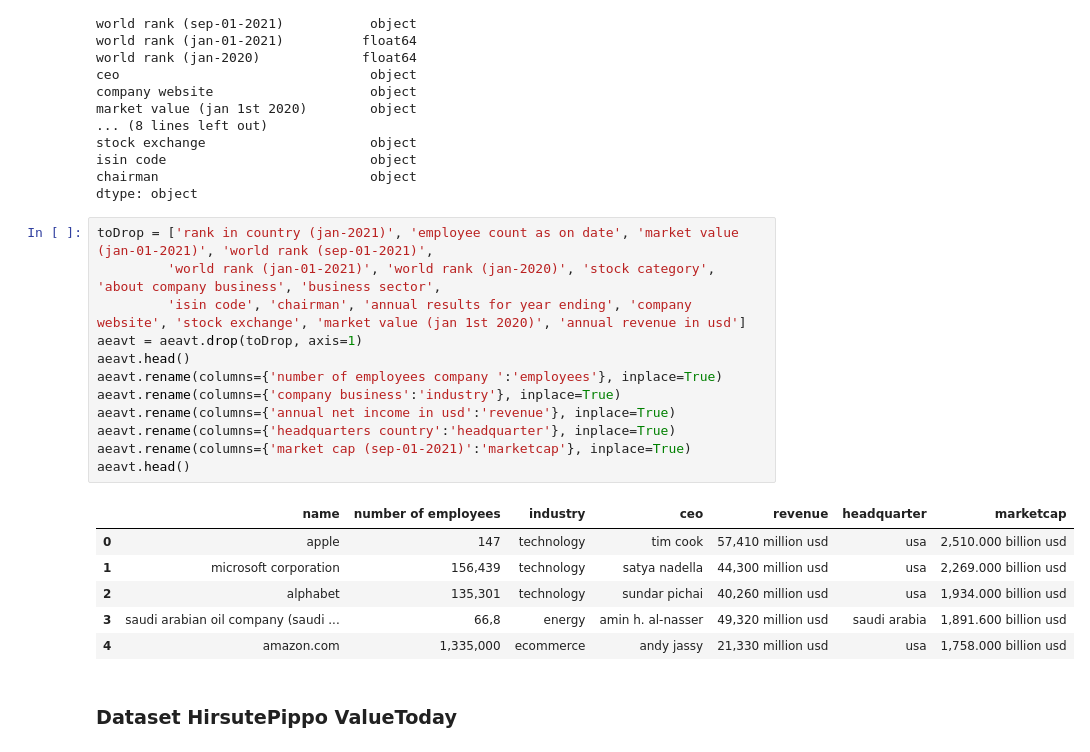
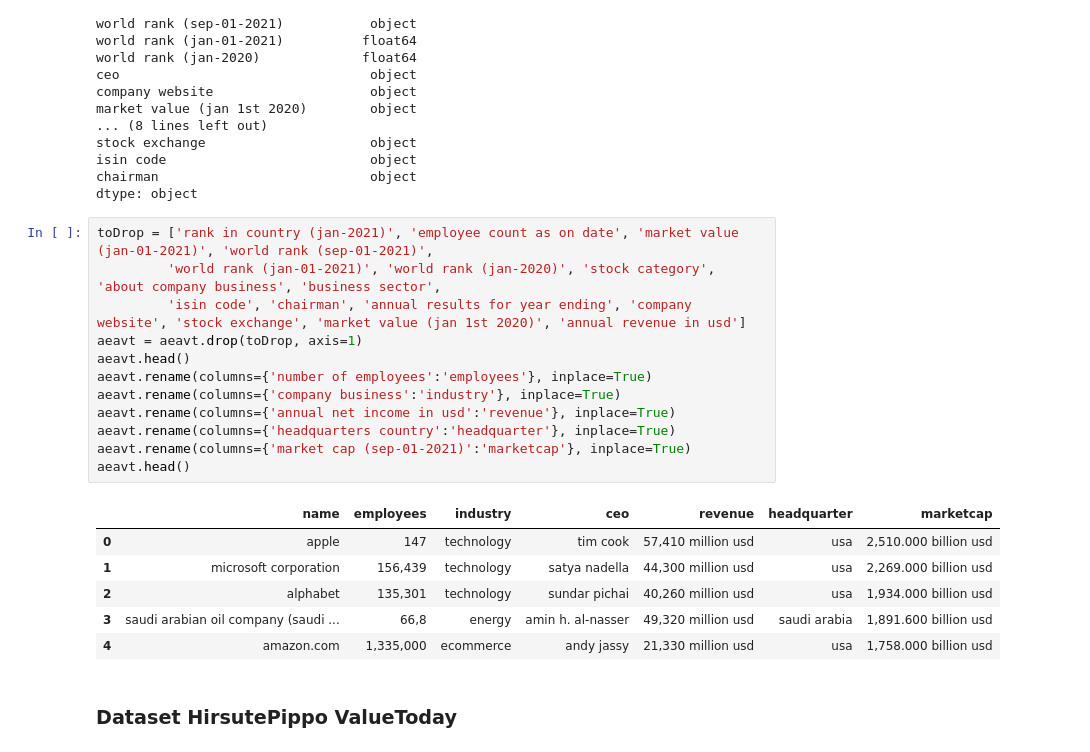
Before and after one commit to samuel-esp/IngDati-Progetto, a Jupyter notebook: Schema Alignment.ipynb, the cells around one changed output. Saved outputs shown, nothing was run; the diff lists cells and outputs as text.

```diff
--- a/Schema Alignment.ipynb
+++ b/Schema Alignment.ipynb
@@ -242,17 +242,17 @@ dtype: object
 # %%
 toDrop = ['rank in country (jan-2021)', 'employee count as on date', 'market value (jan-01-2021)', 'world rank (sep-01-2021)',
          'world rank (jan-01-2021)', 'world rank (jan-2020)', 'stock category', 'about company business', 'business sector',
          'isin code', 'chairman', 'annual results for year ending', 'company website', 'stock exchange', 'market value (jan 1st 2020)', 'annual revenue in usd']
 aeavt = aeavt.drop(toDrop, axis=1)
 aeavt.head()
-aeavt.rename(columns={'number of employees company ':'employees'}, inplace=True)
+aeavt.rename(columns={'number of employees':'employees'}, inplace=True)
 aeavt.rename(columns={'company business':'industry'}, inplace=True)
 aeavt.rename(columns={'annual net income in usd':'revenue'}, inplace=True)
 aeavt.rename(columns={'headquarters country':'headquarter'}, inplace=True)
 aeavt.rename(columns={'market cap (sep-01-2021)':'marketcap'}, inplace=True)
 aeavt.head()
 # %% [output]
-|  | name | number of employees | industry | ceo | revenue | headquarter | marketcap |
+|  | name | employees | industry | ceo | revenue | headquarter | marketcap |
 | 0 | apple | 147 | technology | tim cook | 57,410 million usd | usa | 2,510.000 billion usd |
 | 1 | microsoft corporation | 156,439 | technology | satya nadella | 44,300 million usd | usa | 2,269.000 billion usd |
 | 2 | alphabet | 135,301 | technology | sundar pichai | 40,260 million usd | usa | 1,934.000 billion usd |
```
Also changed, not shown: parts of 2 cells of this notebook.
